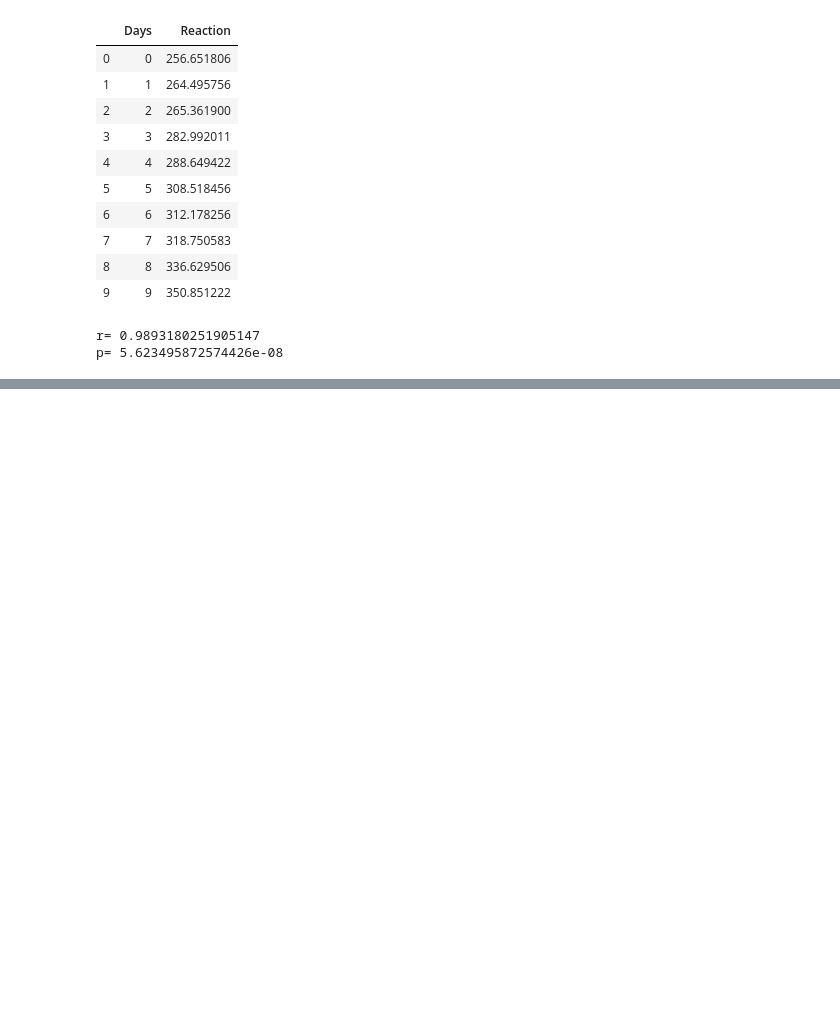
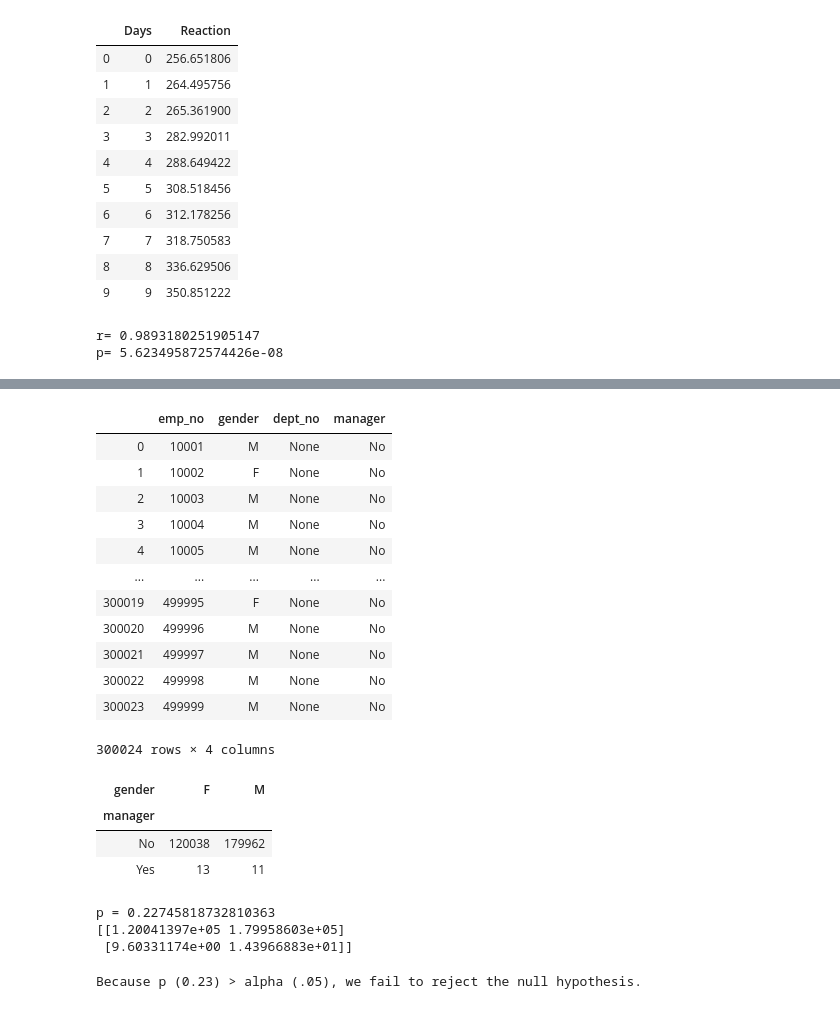
Before and after one commit to allenjiang666/statistics-exercises, a Jupyter notebook: hypothesis_testing.ipynb, the cells around one changed output, grey strips where cells are left out. Drawn from its saved outputs; the diff is of its cells as text; code cells hidden in the pictures; blank space fills up the shorter version.

```diff
--- a/hypothesis_testing.ipynb
+++ b/hypothesis_testing.ipynb
@@ -511,0 +609,10 @@ p= 5.623495872574426e-08
+# %%
+query = ('''
+SELECT emp_no,gender,dept_name
+FROM employees
+JOIN employees_with_departments USING(emp_no)
+JOIN salaries USING(emp_no)
+WHERE to_date > CURDATE()
+AND ( dept_name = "Marketing" OR dept_name = "Sales")
+    ''')
+employees = pd.read_sql(query, url("employees"))
@@ -511,0 +658,7 @@ p= 5.623495872574426e-08
+# %%
+query = ('''
+SELECT emp_no,gender,dept_no
+FROM employees
+LEFT JOIN dept_manager USING(emp_no)
+    ''')
+employees2 = pd.read_sql(query, url("employees"))
@@ -511,0 +679,39 @@ p= 5.623495872574426e-08
+# %%
+employees2["manager"] = np.where(employees2.dept_no.isnull(), "No", "Yes")
+employees2
+# %% [output]
+|  | emp_no | gender | dept_no | manager |
+| 0 | 10001 | M | None | No |
+| 1 | 10002 | F | None | No |
+| 2 | 10003 | M | None | No |
+| 3 | 10004 | M | None | No |
+| 4 | 10005 | M | None | No |
+| ... | ... | ... | ... | ... |
+| 300019 | 499995 | F | None | No |
+| 300020 | 499996 | M | None | No |
+| 300021 | 499997 | M | None | No |
+| 300022 | 499998 | M | None | No |
+| 300023 | 499999 | M | None | No |
+300024 rows × 4 columns
+# %%
+ctab = pd.crosstab(employees2.manager, employees2.gender)
+ctab
+# %% [output]
+| gender | F | M |
+| manager |  |  |
+| No | 120038 | 179962 |
+| Yes | 13 | 11 |
+# %%
+chi2, p, degf, expected = stats.chi2_contingency(ctab)
+print("p =", p)
+print(expected)
+# %% [output]
+p = 0.22745818732810363
+[[1.20041397e+05 1.79958603e+05]
+ [9.60331174e+00 1.43966883e+01]]
+# %%
+print(f'''
+Because p ({p:.2}) > alpha (.05), we fail to reject the null hypothesis.
+''')
+# %% [output]
+Because p (0.23) > alpha (.05), we fail to reject the null hypothesis.
```
Also changed, not shown: parts of 23 cells of this notebook.
